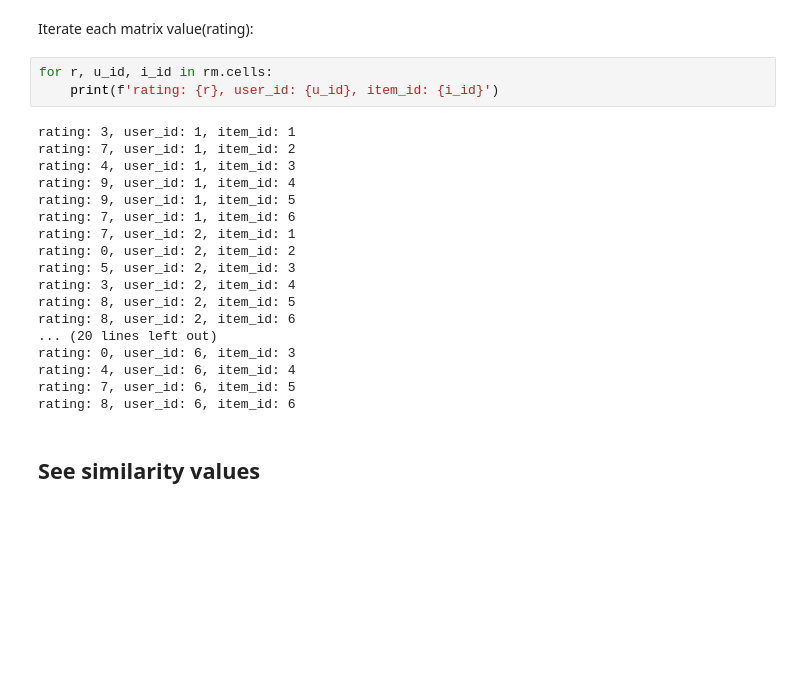
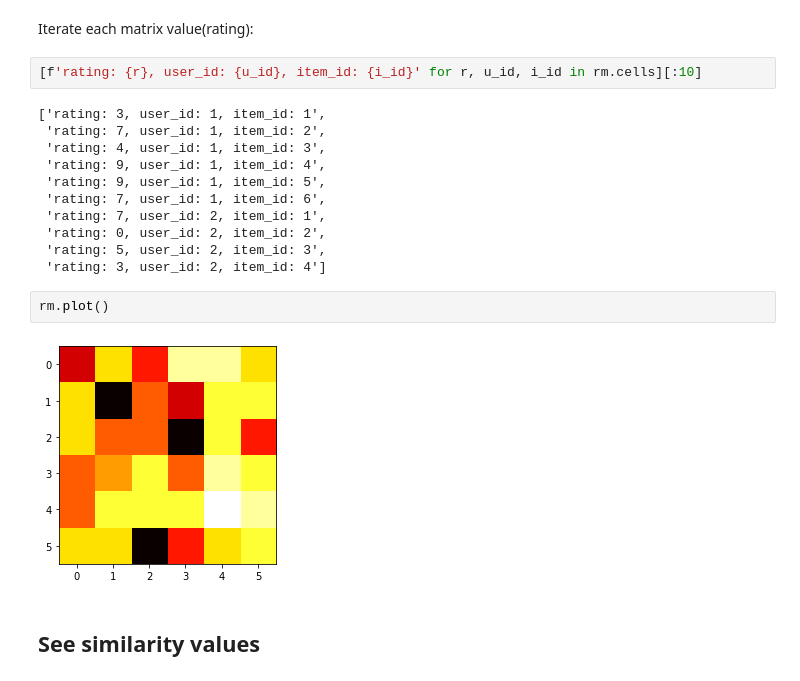
Before and after one commit to adrianmarino/cf-rec-sys-examples, a Jupyter notebook: cf_rec_sys_examples.ipynb, the cells around one changed output. Cells and saved outputs as stored; diff of their text form; blank space fills up the shorter version.

```diff
--- a/cf_rec_sys_examples.ipynb
+++ b/cf_rec_sys_examples.ipynb
@@ -95,26 +97,22 @@ rm.cell(3, 4)
 # %% [markdown]
 Iterate each matrix value(rating):
 # %%
-for r, u_id, i_id in rm.cells:
-    print(f'rating: {r}, user_id: {u_id}, item_id: {i_id}')
+[f'rating: {r}, user_id: {u_id}, item_id: {i_id}' for r, u_id, i_id in rm.cells][:10]
 # %% [output]
-rating: 3, user_id: 1, item_id: 1
-rating: 7, user_id: 1, item_id: 2
-rating: 4, user_id: 1, item_id: 3
-rating: 9, user_id: 1, item_id: 4
-rating: 9, user_id: 1, item_id: 5
-rating: 7, user_id: 1, item_id: 6
-rating: 7, user_id: 2, item_id: 1
-rating: 0, user_id: 2, item_id: 2
-rating: 5, user_id: 2, item_id: 3
-rating: 3, user_id: 2, item_id: 4
-rating: 8, user_id: 2, item_id: 5
-rating: 8, user_id: 2, item_id: 6
-... (20 lines left out)
-rating: 0, user_id: 6, item_id: 3
-rating: 4, user_id: 6, item_id: 4
-rating: 7, user_id: 6, item_id: 5
-rating: 8, user_id: 6, item_id: 6
+['rating: 3, user_id: 1, item_id: 1',
+ 'rating: 7, user_id: 1, item_id: 2',
+ 'rating: 4, user_id: 1, item_id: 3',
+ 'rating: 9, user_id: 1, item_id: 4',
+ 'rating: 9, user_id: 1, item_id: 5',
+ 'rating: 7, user_id: 1, item_id: 6',
+ 'rating: 7, user_id: 2, item_id: 1',
+ 'rating: 0, user_id: 2, item_id: 2',
+ 'rating: 5, user_id: 2, item_id: 3',
+ 'rating: 3, user_id: 2, item_id: 4']
+# %%
+rm.plot()
+# %% [output]
+[figure, added]
 # %% [markdown]
 ## See similarity values
 # %%
```
Also changed, not shown: parts of 36 cells of this notebook, 7 other files.
